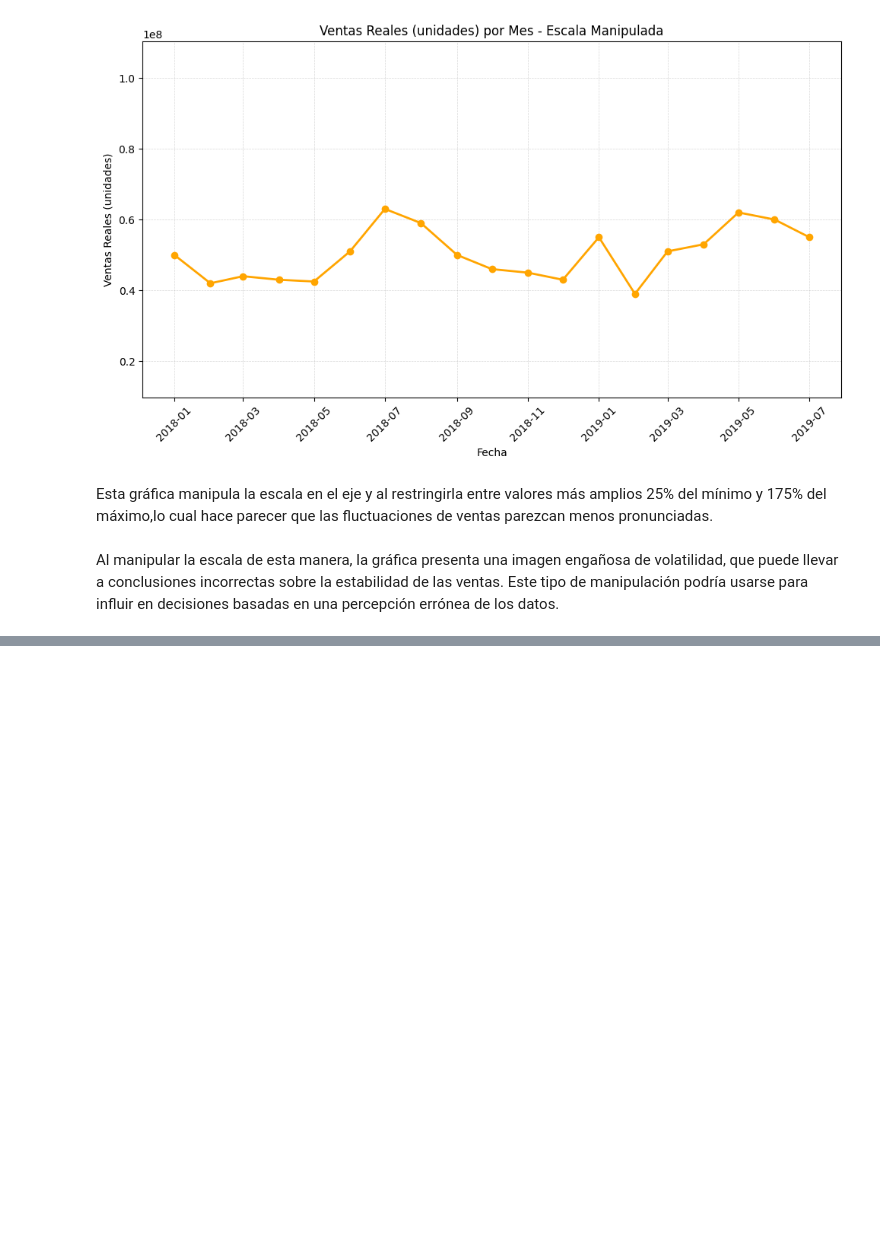
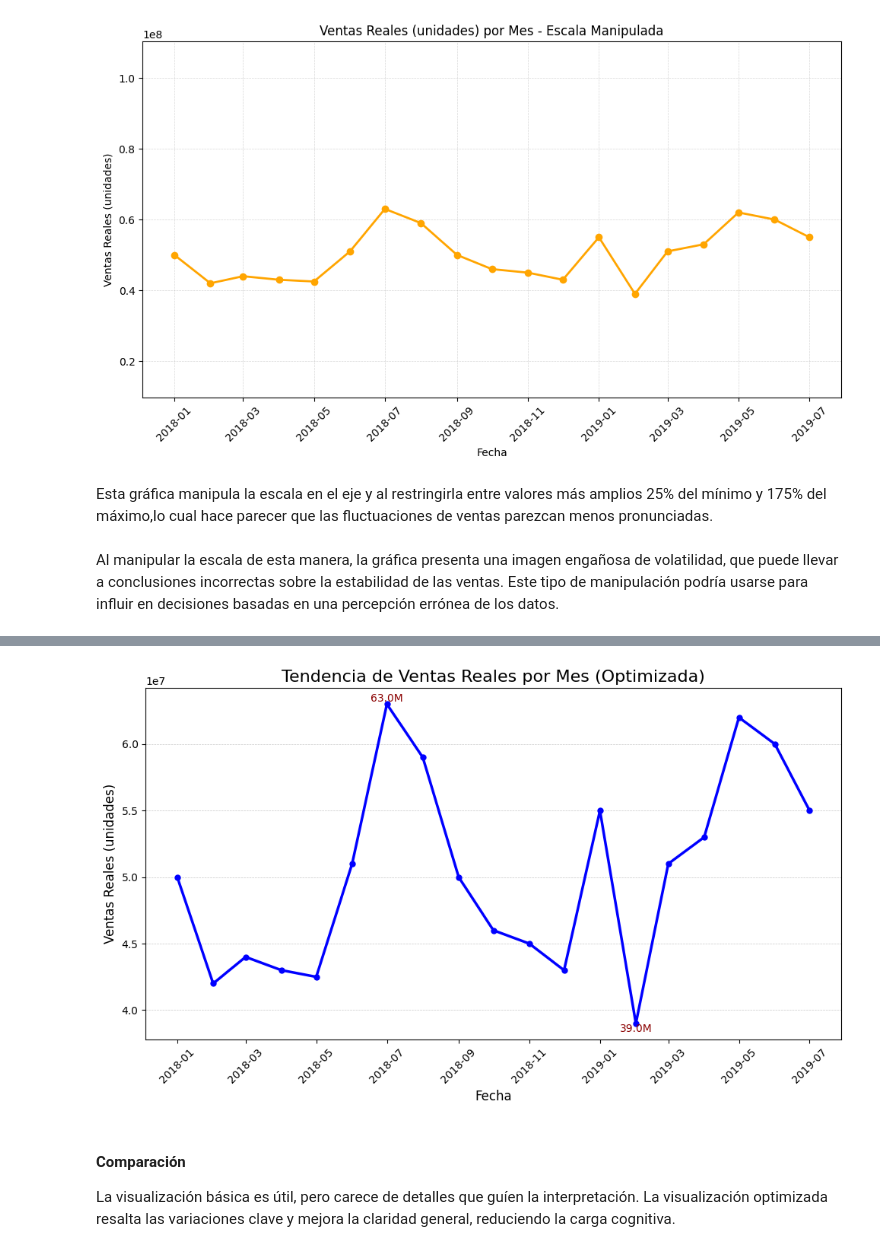
Before and after one commit to mvrcentes/Data_Science_2024, a Jupyter notebook: lab-9.ipynb, the cells around one changed output, grey strips where cells are left out. Saved outputs shown, nothing was run; the diff lists cells and outputs as text; code cells hidden in the pictures; blank space fills up the shorter version.

```diff
--- a/lab-9.ipynb
+++ b/lab-9.ipynb
@@ -329,0 +354,33 @@ Al manipular la escala de esta manera, la gráfica presenta una imagen engañosa
+# %%
+# Visualización optimizada de las ventas reales a lo largo del tiempo
+
+plt.figure(figsize=(10, 6))
+plt.plot(sales_data["Fecha"], sales_data["Ventas Reales (unidades)"], color='blue', marker='o', linewidth=2.5, markersize=5)
+
+# Títulos y etiquetas mejoradas
+plt.title("Tendencia de Ventas Reales por Mes (Optimizada)", fontsize=16)
+plt.xlabel("Fecha", fontsize=12)
+plt.ylabel("Ventas Reales (unidades)", fontsize=12)
+
+# Ajustes de ejes y etiquetas de valores en puntos clave
+plt.xticks(rotation=45, fontsize=10)
+plt.yticks(fontsize=10)
+
+# Etiquetas en puntos clave para destacar los valores más altos
+for i, value in enumerate(sales_data["Ventas Reales (unidades)"]):
+    if value == sales_data["Ventas Reales (unidades)"].max() or value == sales_data["Ventas Reales (unidades)"].min():
+        plt.text(sales_data["Fecha"][i], value, f'{value/1e6:.1f}M', ha='center', va='bottom' if value == sales_data["Ventas Reales (unidades)"].max() else 'top',
+                 fontsize=10, color="darkred")
+
+# Mejorar la visibilidad de la cuadrícula
+plt.grid(axis='y', linestyle='--', linewidth=0.5, alpha=0.7)
+
+# Mostrar la visualización optimizada
+plt.tight_layout()
+plt.show()
+# %% [output]
+[figure, added]
+# %% [markdown]
+#### Comparación
+La visualización básica es útil, pero carece de detalles que guíen la interpretación.
+La visualización optimizada resalta las variaciones clave y mejora la claridad general, reduciendo la carga cognitiva.
```
Also changed, not shown: parts of 10 cells of this notebook, 2 other files.
